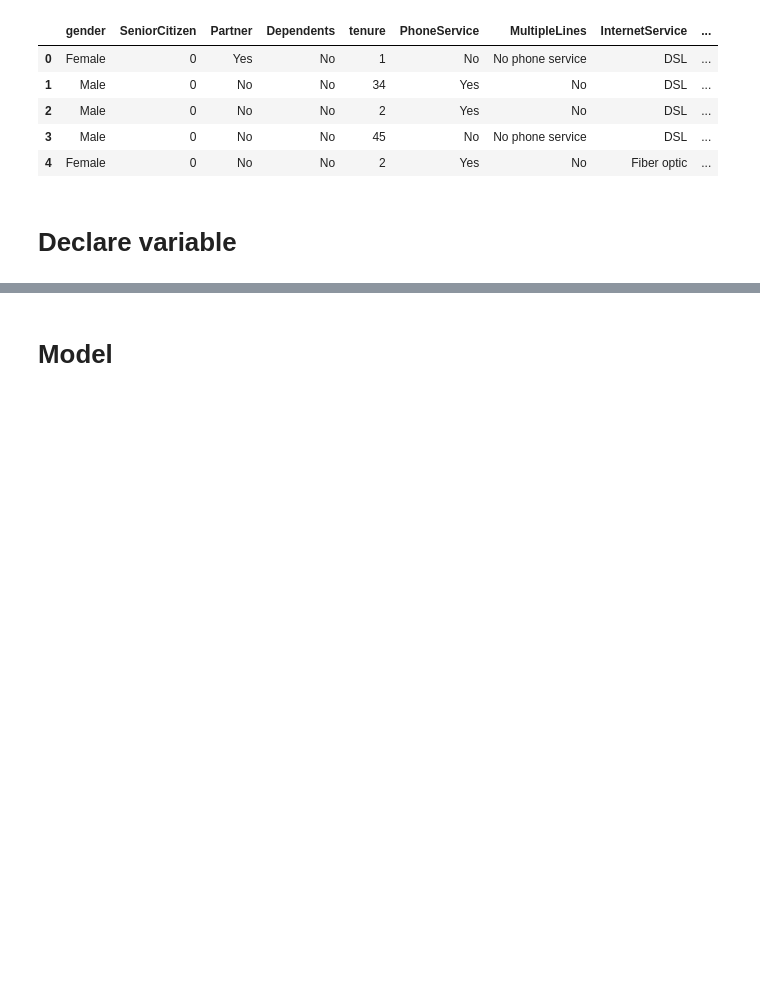
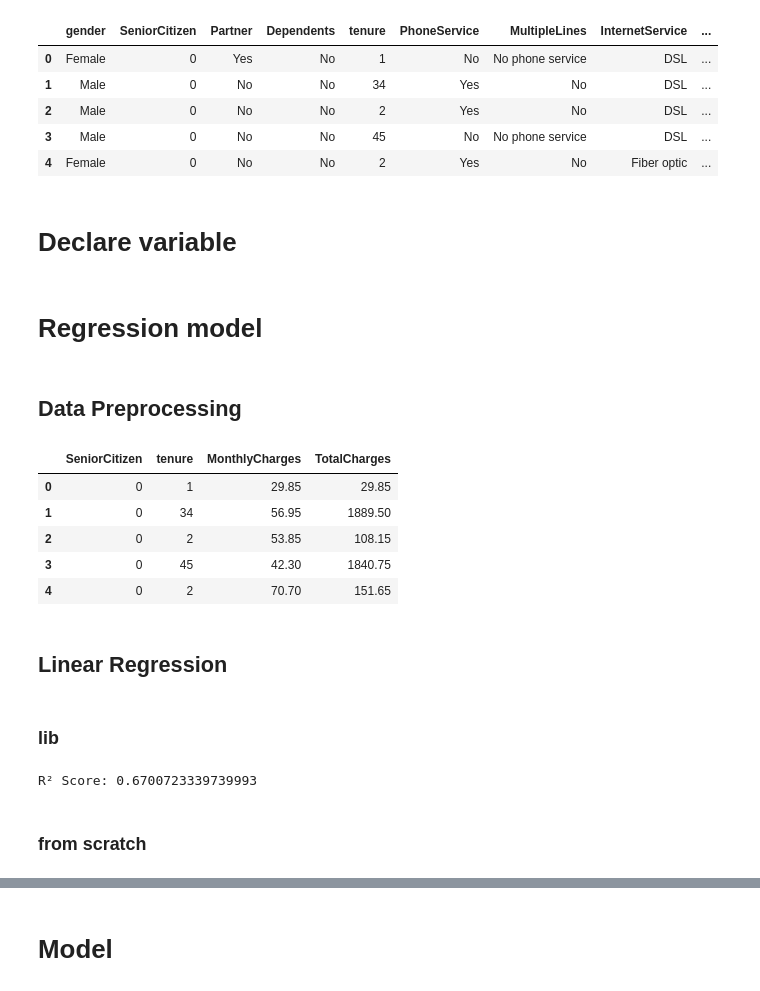
Before and after one commit to BBamkorphai/Telco-Churn-Prediction-Model-Intro-to-ML-and-DL-Project-, a Jupyter notebook: 03_Model.ipynb, the cells around one changed output, grey strips where cells are left out. Drawn from its saved outputs; the diff is of its cells as text; code cells hidden in the pictures; blank space fills up the shorter version.

Commit message:
Add Regression model

```diff
--- a/03_Model.ipynb
+++ b/03_Model.ipynb
@@ -137,3 +137,41 @@ normal_selected_feature = [
     'OnlineBackup',
     'SeniorCitizen'
 ]
+# %% [markdown]
+# Regression model
+# %% [markdown]
+## Data Preprocessing
+# %%
+df_numerical = df[numerical_feature_list]
+df_numerical.head()
+# %% [output]
+|  | SeniorCitizen | tenure | MonthlyCharges | TotalCharges |
+| 0 | 0 | 1 | 29.85 | 29.85 |
+| 1 | 0 | 34 | 56.95 | 1889.50 |
+| 2 | 0 | 2 | 53.85 | 108.15 |
+| 3 | 0 | 45 | 42.30 | 1840.75 |
+| 4 | 0 | 2 | 70.70 | 151.65 |
+# %% [markdown]
+## Linear Regression
+# %% [markdown]
+### lib
+# %%
+X = df_numerical[['tenure']]
+y = df_numerical['TotalCharges']
+
+X_train, X_test, y_train, y_test = train_test_split(X, y,
+                                                    test_size=0.2,
+                                                    random_state=42)
+
+from sklearn.linear_model import LinearRegression
+
+model = LinearRegression()
+model.fit(X_train, y_train)
+
+y_pred = model.predict(X_test)
+
+print("R² Score:", model.score(X_test, y_test))
+# %% [output]
+R² Score: 0.6700723339739993
+# %% [markdown]
+### from scratch
```
Also changed, not shown: parts of 16 cells of this notebook.
